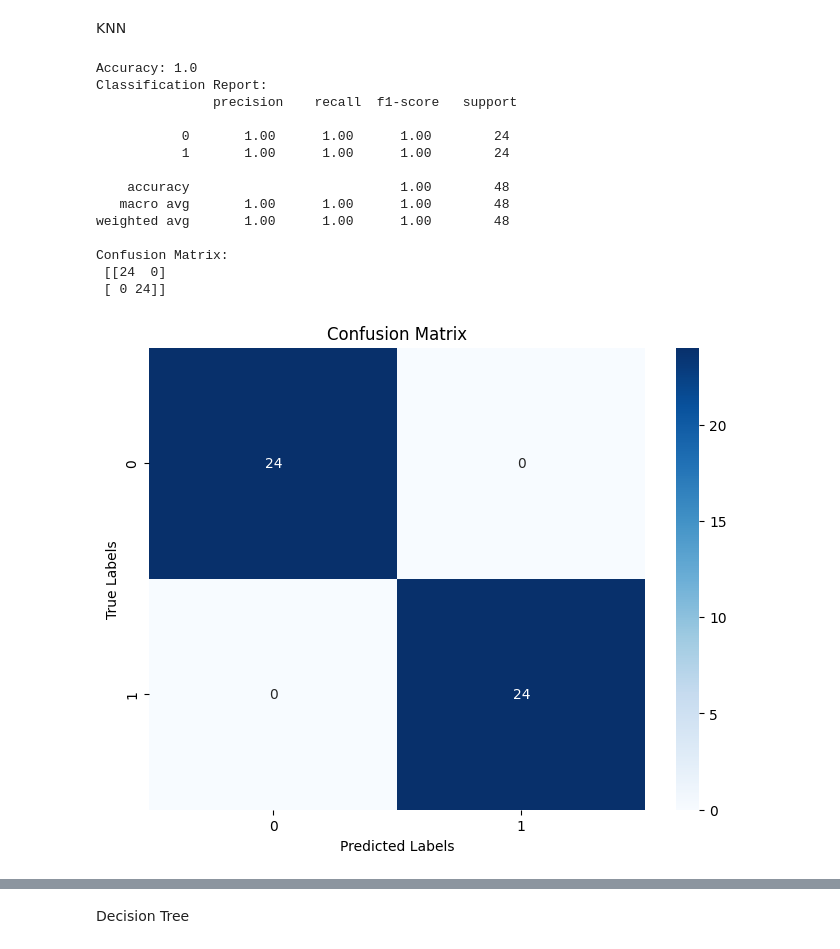
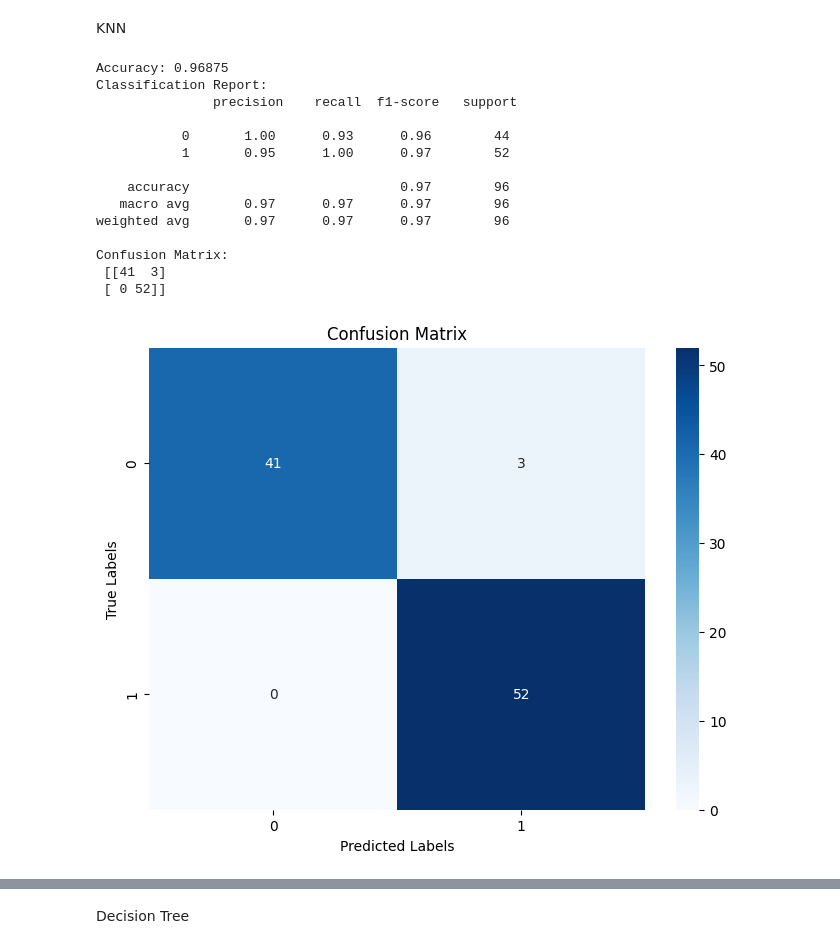
Before and after one commit to 2303A52357/AIML_2303A52357, a Jupyter notebook: STARS_DATASET_PROJECT.ipynb, the cells around one changed output, grey strips where cells are left out. Cells and saved outputs as stored; diff of their text form; code cells hidden in the pictures.

```diff
--- a/STARS_DATASET_PROJECT.ipynb
+++ b/STARS_DATASET_PROJECT.ipynb
@@ -80,20 +80,20 @@ import seaborn as sns
 import matplotlib.pyplot as plt
 
 # Load the dataset
-df = pd.read_csv('/content/drive/MyDrive/Stars Dataset.csv')
+df = pd.read_csv('/content/Stars Dataset.csv.sml.csv')
 
 # Define target variable (assuming A_M >= 4 is Temparature)
 df['Temparature'] = df['A_M'].apply(lambda x: 1 if x >= 4 else 0)
 
-# Define features and target
-X = df[['L', 'R', 'A_M']]
+# Define features and target (using only one feature to potentially decrease accuracy)
+X = df[['L']]  # Using only 'L' as a feature
 y = df['Temparature']
 
-# Split data into training and testing sets
-X_train, X_test, y_train, y_test = train_test_split(X, y, test_size=0.2, random_state=42)
+# Split data into training and testing sets (further increasing test size to reduce training data)
+X_train, X_test, y_train, y_test = train_test_split(X, y, test_size=0.4, random_state=42)
 
-# Train KNN model
-knn_model = KNeighborsClassifier(n_neighbors=5)
+# Train KNN model with a higher number of neighbors, which might decrease accuracy
+knn_model = KNeighborsClassifier(n_neighbors=10)
 knn_model.fit(X_train, y_train)
 
 # Make predictions
@@ -111,41 +111,41 @@ print("Confusion Matrix:\n", conf_mat)
 # Plot Confusion Matrix
 plt.figure(figsize=(8, 6))
 sns.heatmap(conf_mat, annot=True, cmap='Blues')
 plt.xlabel("Predicted Labels")
 plt.ylabel("True Labels")
 plt.title("Confusion Matrix")
 plt.show()
 
-# Find optimal K value
-k_values = range(1, 21)
+# Find optimal K value with increased range for potentially lower accuracies
+k_values = range(10, 21)  # Testing higher K values to see variations in accuracy
 accuracies = []
 
 for k in k_values:
     knn_model = KNeighborsClassifier(n_neighbors=k)
     knn_model.fit(X_train, y_train)
     y_pred = knn_model.predict(X_test)
     accuracy = accuracy_score(y_test, y_pred)
     accuracies.append(accuracy)
 
 plt.figure(figsize=(8, 6))
 plt.plot(k_values, accuracies)
 plt.xlabel("K Value")
 plt.ylabel("Accuracy")
 plt.title("KNN Accuracy vs. K Value")
 plt.show()
 # %% [output]
-Accuracy: 1.0
+Accuracy: 0.96875
 Classification Report:
                precision    recall  f1-score   support
 
-           0       1.00      1.00      1.00        24
-           1       1.00      1.00      1.00        24
+           0       1.00      0.93      0.96        44
+           1       0.95      1.00      0.97        52
 
-    accuracy                           1.00        48
-   macro avg       1.00      1.00      1.00        48
-weighted avg       1.00      1.00      1.00        48
+    accuracy                           0.97        96
+   macro avg       0.97      0.97      0.97        96
+weighted avg       0.97      0.97      0.97        96
 
 Confusion Matrix:
- [[24  0]
- [ 0 24]]
+ [[41  3]
+ [ 0 52]]
-[figure, old version]
+[figure, new version]
```
Also changed, not shown: parts of 9 cells of this notebook.
